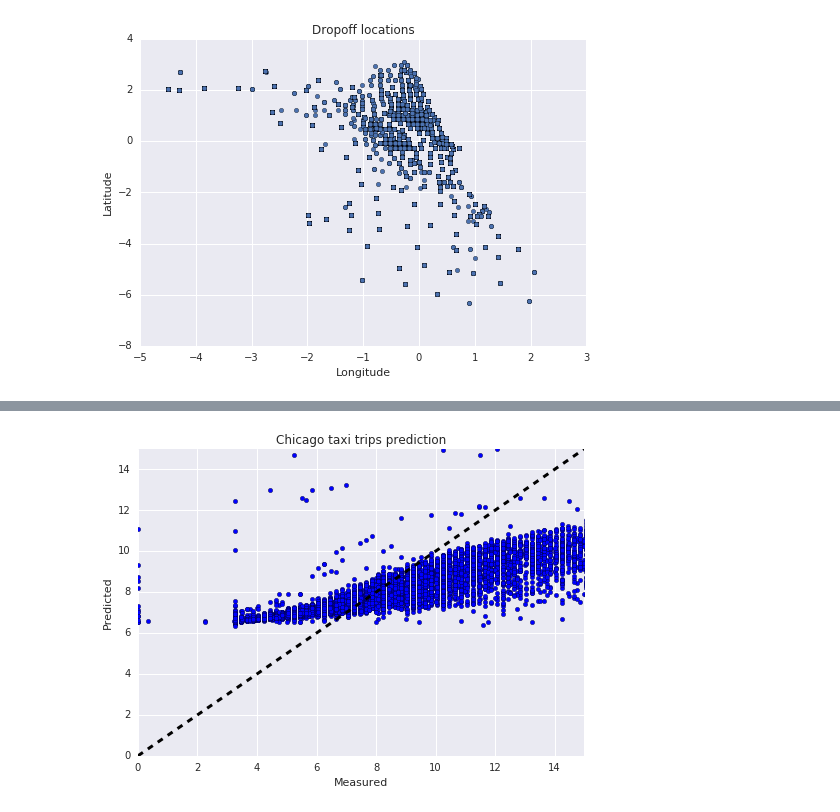
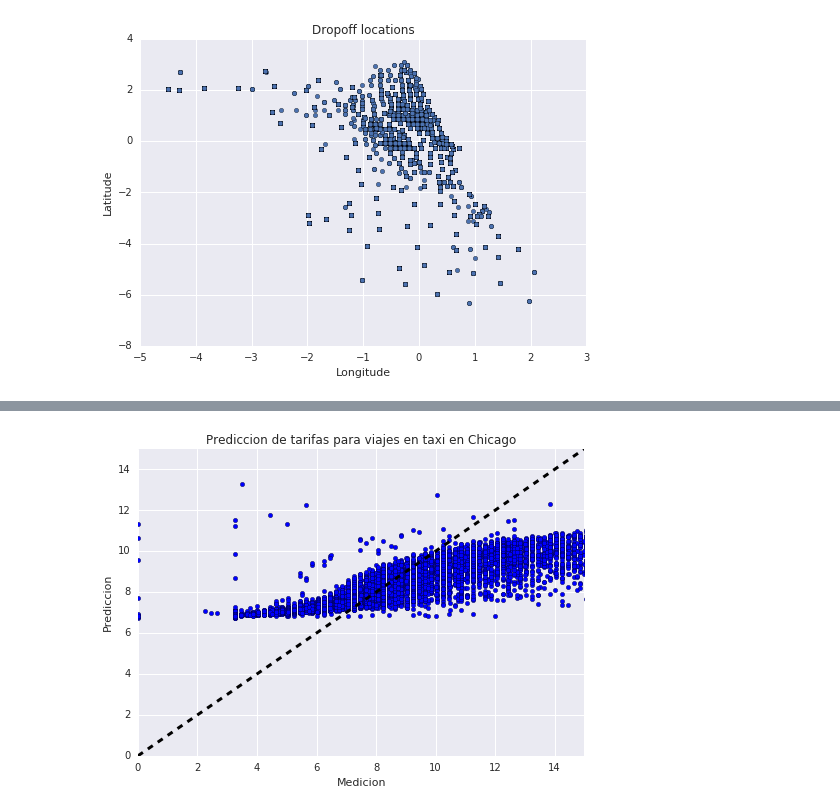
Before and after one commit to zentonllo/tfg-tensorflow, a Jupyter notebook: cloud/datalab/Keras-BQ.ipynb, the cells around one changed output, grey strips where cells are left out. Drawn from its saved outputs; the diff is of its cells as text; code cells hidden in the pictures.

Commit message:
Terminado notebook de BigQuery y Keras en Datalab
También se ha añadido un notebook de ejemplo con un dataset para
realizar predicciones con TensorFlow sobre datos financieros

```diff
--- a/cloud/datalab/Keras-BQ.ipynb
+++ b/cloud/datalab/Keras-BQ.ipynb
@@ -343,7 +355,8 @@ Requirement already up-to-date: scikit-learn in /usr/local/lib/python2.7/dist-pa
 # Pasamos ahora a la parte de entrenamiento con redes neuronales
 # En primer lugar dividimos el dataset en datos de entrenamiento, validación y test gracias a otra función de Scikit-learn
 #import sklearn
-import sklearn.model_selection as ms
+#import sklearn.model_selection as ms
+from sklearn.model_selection import train_test_split
 
 # Porcentajes de entrenamiento, validación y test (¡deben sumar 1 entre los tres!)
 TRAIN_SIZE = 0.8
@@ -354,9 +367,9 @@ VAL_SIZE = 0.1
 dataset = df.as_matrix()
 
 # Realizamos la división en los tres conjuntos, obteniendo la matriz de variables por un lado y la columna con las tarifas en la otra
-X_train, X_test, Y_train, Y_test = ms.train_test_split(dataset[:,:-1], dataset[:,-1], test_size=TEST_SIZE)
+X_train, X_test, Y_train, Y_test = train_test_split(dataset[:,:-1], dataset[:,-1], test_size=TEST_SIZE)
 
-X_train, X_val, Y_train, Y_val = ms.train_test_split(X_train, Y_train, test_size=VAL_SIZE/TRAIN_SIZE)
+X_train, X_val, Y_train, Y_val = train_test_split(X_train, Y_train, test_size=VAL_SIZE/TRAIN_SIZE)
 # %%
 # Nota: con Scikit-learn también se puede entrenar por medio de SVM y Regresiones logísticas. Para más info:
 # SVM: http://scikit-learn.org/stable/auto_examples/svm/plot_iris.html y http://scikit-learn.org/stable/modules/generated/sklearn.svm.SVC.html
@@ -494,20 +532,20 @@ _________________________________________________________________
 # %%
 # Ploteamos en un gráfico las predicciones realizadas por nuestro modelo en el eje de ordenadas frente a los valores reales
 # de las tarifas en el eje de abcisas. Cuanto más alejados estén los puntos de la línea discontinua, las predicciones serán cada vez menos precisas
 import matplotlib.pyplot as plt
 
 PLOT_LIM = 15
 fig, ax = plt.subplots()
-ax.scatter(y_test[:LIMIT], y_pred[:LIMIT] )
+ax.scatter(y_test[:TEST_LIMIT], y_pred[:TEST_LIMIT] )
 ax.plot([0, PLOT_LIM], [0, PLOT_LIM], 'k--', lw=3)
 ax.set_xlim([0, PLOT_LIM])
 ax.set_ylim([0, PLOT_LIM])
-ax.set_title('Chicago taxi trips prediction')
-ax.set_xlabel('Measured')
-ax.set_ylabel('Predicted')
+ax.set_title('Prediccion de tarifas para viajes en taxi en Chicago')
+ax.set_xlabel('Medicion')
+ax.set_ylabel('Prediccion')
 plt.show()
 # %% [output]
-[figure, old version]
+[figure, new version]
 # %%
 # Cogemos un viaje del conjunto de test y mostramos nuestra predicción
 y_pred = model.predict_proba(x_test[49:50], verbose = 0)
```
Also changed, not shown: parts of 25 cells of this notebook.
